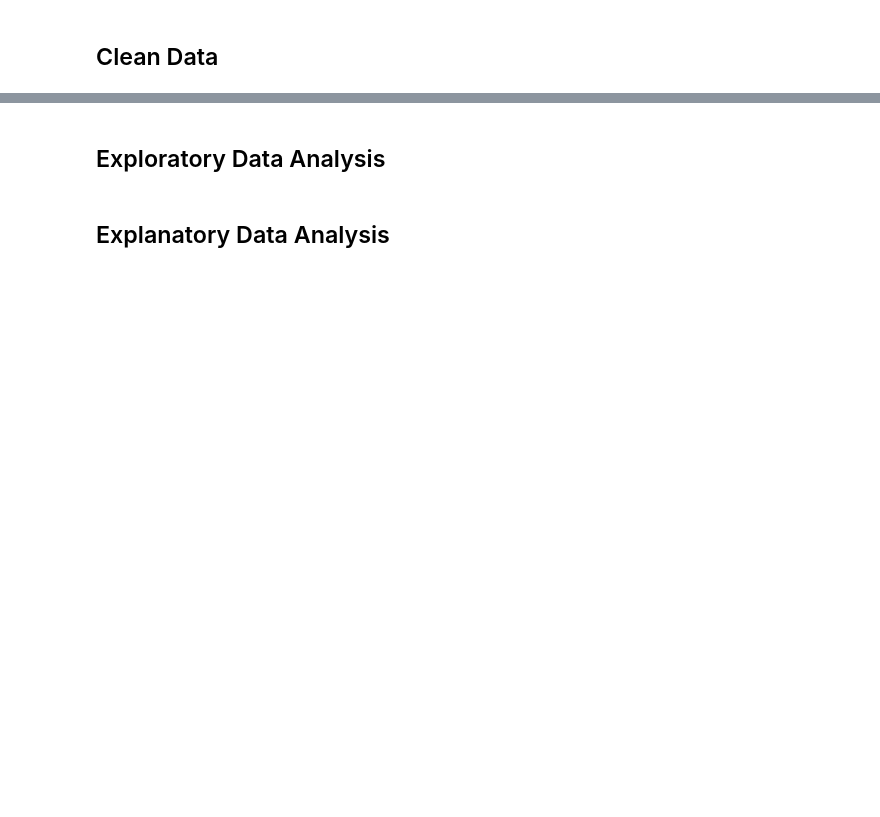
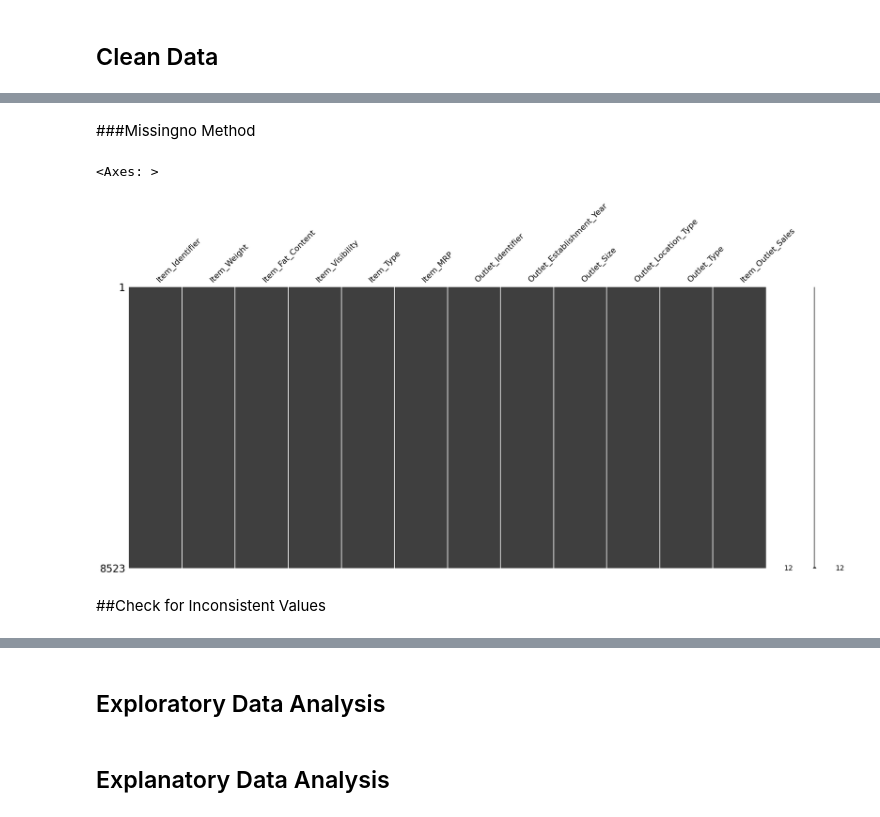
Before and after one commit to samangelap/Prediction-of-Sales, a Jupyter notebook: Prediction_of_Sales.ipynb, the cells around one changed output, grey strips where cells are left out. Drawn from its saved outputs; the diff is of its cells as text; code cells hidden in the pictures; blank space fills up the shorter version.

```diff
--- a/Prediction_of_Sales.ipynb
+++ b/Prediction_of_Sales.ipynb
@@ -12,0 +169,2 @@
+# %%
+df_sales['Item_Weight'] = df_sales['Item_Weight'].fillna(value = 'Unknown')
@@ -12,0 +186,2 @@
+# %%
+df_sales['Outlet_Size'] = df_sales['Outlet_Size'].fillna(value = 'Unknown')
@@ -12,0 +216,9 @@
+# %% [markdown]
+###Missingno Method
+# %%
+msno.matrix(df_sales)
+# %% [output]
+<Axes: >
+[figure, added]
+# %% [markdown]
+##Check for Inconsistent Values
```
Also changed, not shown: parts of 40 cells of this notebook.
